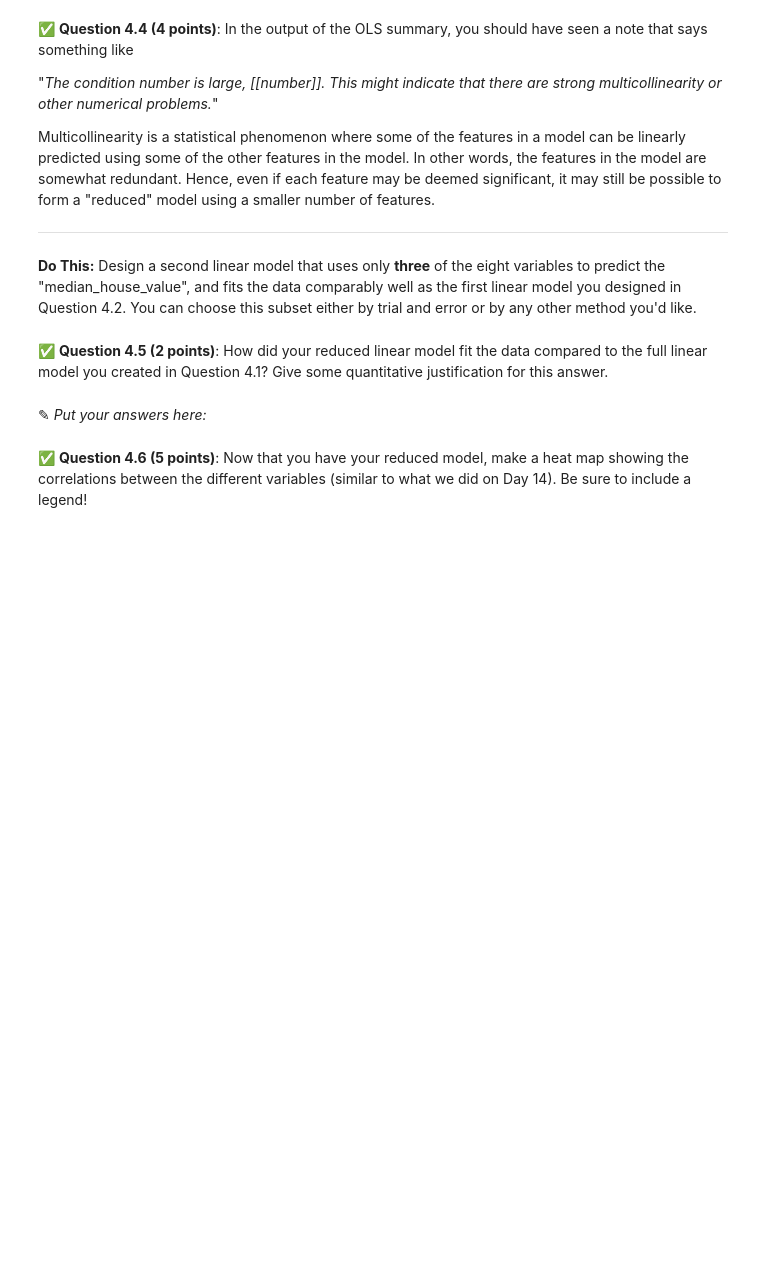
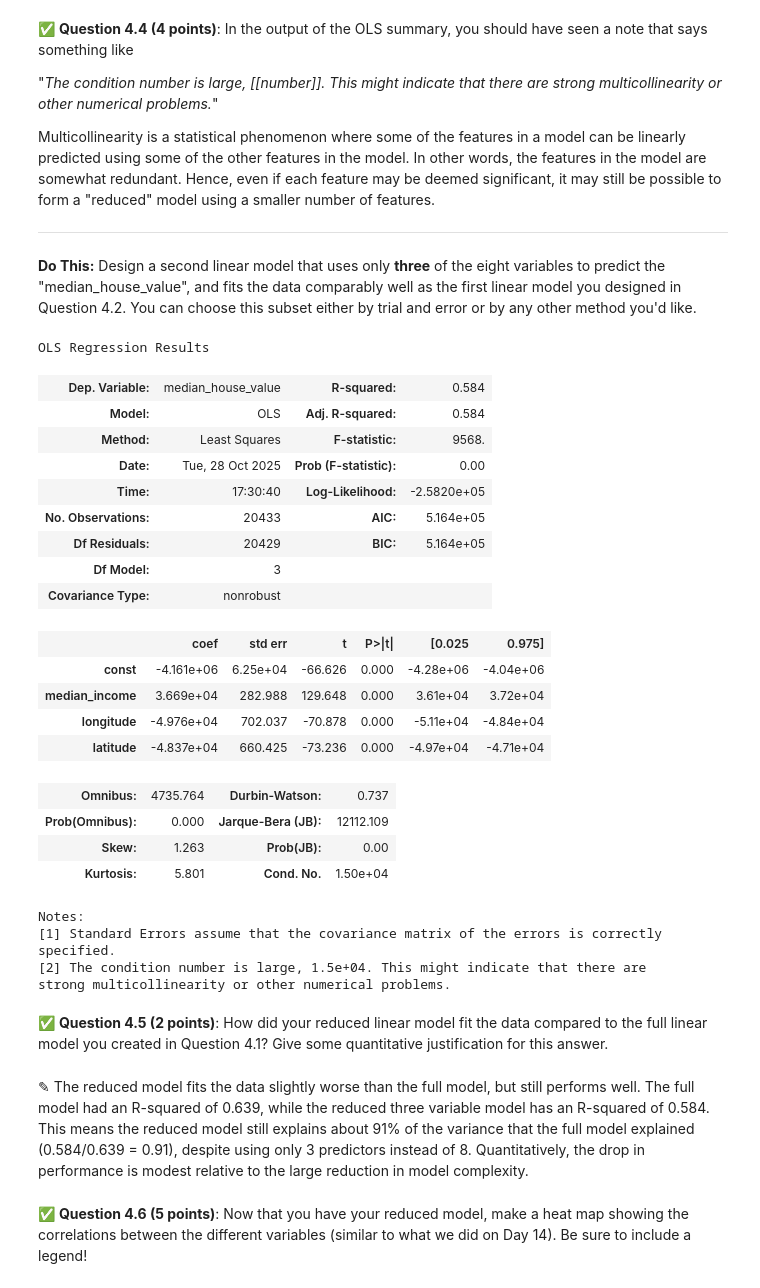
Before and after one commit to anaanyamalhotra/CMSE202-f25-turnin, a Jupyter notebook: hw-03/HW-03_Regression-F25-STUDENT.ipynb, the cells around one changed output. Saved outputs shown, nothing was run; the diff lists cells and outputs as text; code cells hidden in the pictures; blank space fills up the shorter version.

```diff
--- a/hw-03/HW-03_Regression-F25-STUDENT.ipynb
+++ b/hw-03/HW-03_Regression-F25-STUDENT.ipynb
@@ -391,6 +444,39 @@ Multicollinearity is a statistical phenomenon where some of the features in a mo
+# %%
+# Put your code here
+X_reduced = housing_clean[["median_income", "longitude", "latitude"]]
+y_reduced = housing_clean["median_house_value"]
+
+X_reduced = sm.add_constant(X_reduced)
+
+model_reduced = sm.OLS(y_reduced, X_reduced).fit()
+model_reduced.summary()
+# %% [output]
+OLS Regression Results
+| Dep. Variable: | median_house_value | R-squared: | 0.584 |
+| Model: | OLS | Adj. R-squared: | 0.584 |
+| Method: | Least Squares | F-statistic: | 9568. |
+| Date: | Tue, 28 Oct 2025 | Prob (F-statistic): | 0.00 |
+| Time: | 17:30:40 | Log-Likelihood: | -2.5820e+05 |
+| No. Observations: | 20433 | AIC: | 5.164e+05 |
+| Df Residuals: | 20429 | BIC: | 5.164e+05 |
+| Df Model: | 3 |  |  |
+| Covariance Type: | nonrobust |  |  |
+|  | coef | std err | t | P>|t| | [0.025 | 0.975] |
+| const | -4.161e+06 | 6.25e+04 | -66.626 | 0.000 | -4.28e+06 | -4.04e+06 |
+| median_income | 3.669e+04 | 282.988 | 129.648 | 0.000 | 3.61e+04 | 3.72e+04 |
+| longitude | -4.976e+04 | 702.037 | -70.878 | 0.000 | -5.11e+04 | -4.84e+04 |
+| latitude | -4.837e+04 | 660.425 | -73.236 | 0.000 | -4.97e+04 | -4.71e+04 |
+| Omnibus: | 4735.764 | Durbin-Watson: | 0.737 |
+| Prob(Omnibus): | 0.000 | Jarque-Bera (JB): | 12112.109 |
+| Skew: | 1.263 | Prob(JB): | 0.00 |
+| Kurtosis: | 5.801 | Cond. No. | 1.50e+04 |
+Notes:
+[1] Standard Errors assume that the covariance matrix of the errors is correctly specified.
+[2] The condition number is large, 1.5e+04. This might indicate that there are
+strong multicollinearity or other numerical problems.
 # %% [markdown]
 &#9989;  **Question 4.5 (2 points)**: How did your reduced linear model fit the data compared to the full linear model you created in Question 4.1? Give some quantitative justification for this answer.
-# %% [markdown]
-<font size=+3>&#9998;</font> _Put your answers here:_
+# %% [markdown]
+<font size=+3>&#9998;</font> The reduced model fits the data slightly worse than the full model, but still performs well. The full model had an R-squared of 0.639, while the reduced three variable model has an R-squared of 0.584. This means the reduced model still explains about 91% of the variance that the full model explained (0.584/0.639 = 0.91), despite using only 3 predictors instead of 8. Quantitatively, the drop in performance is modest relative to the large reduction in model complexity.
 # %% [markdown]
 &#9989;  **Question 4.6 (5 points)**: Now that you have your reduced model, make a heat map showing the correlations between the different variables (similar to what we did on Day 14). Be sure to include a legend!
```
Also changed, not shown: parts of 17 cells of this notebook.
